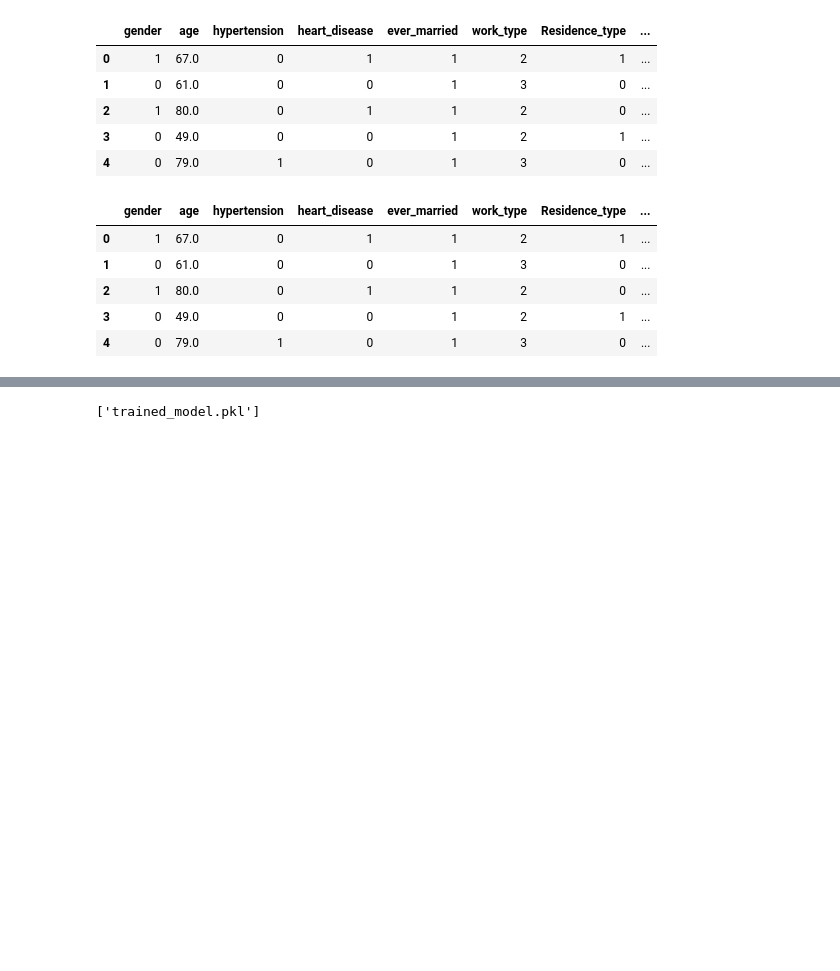
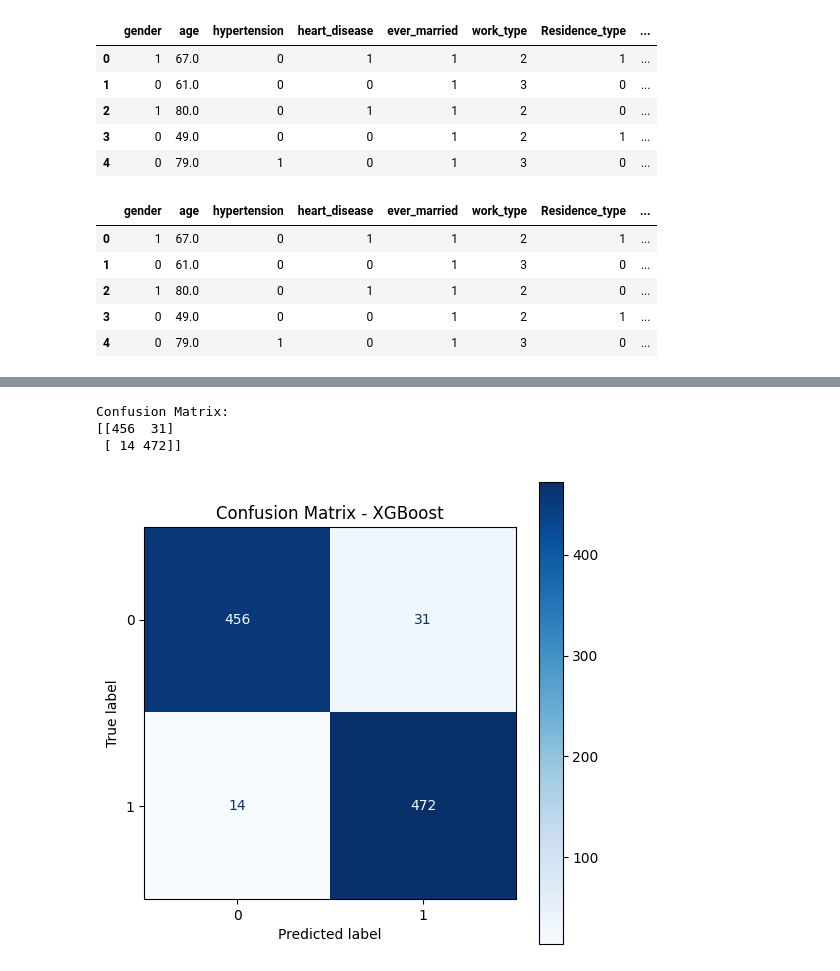
Before and after one commit to ayomideoj/STROKE-WEBSITE, a Jupyter notebook: stroke_model.ipynb, the cells around one changed output, grey strips where cells are left out. Saved outputs shown, nothing was run; the diff lists cells and outputs as text; code cells hidden in the pictures; blank space fills up the shorter version.

```diff
--- a/stroke_model.ipynb
+++ b/stroke_model.ipynb
@@ -271,11 +277,2 @@ def calc_sens_spec(y_true,y_pred):
     specificity = TN / (TN + FP)
     return sensitivity,specificity
-# %%
-start = timer.time()
-ranfor_model = RandomForestClassifier(n_estimators=100, random_state=42)
-ranfor_model.fit(X_train_std, y_train)
-end = timer.time()
-print("Finished training within {:.2f} seconds".format(end-start))
-# Predicting the test set results
-y_ranfor = ranfor_model.predict(X_test_std)
-y_ranfor_prob = ranfor_model.predict_proba(X_test_std)
@@ -436,7 +359,24 @@ AUC score for XGB: 0.99
-# %%
-#saving the trained model random forest
-
-
-joblib.dump(ranfor_model, "trained_model.pkl")
-# %% [output]
-['trained_model.pkl']
+# %%
+import matplotlib.pyplot as plt
+from sklearn.metrics import confusion_matrix, ConfusionMatrixDisplay
+
+
+y_pred = xgb_model.predict(X_test_std)
+
+
+cm = confusion_matrix(y_test, y_pred)
+
+print("Confusion Matrix:")
+print(cm)
+
+disp = ConfusionMatrixDisplay(confusion_matrix=cm, display_labels=[0, 1])
+
+fig, ax = plt.subplots(figsize=(6, 6))
+disp.plot(ax=ax, cmap="Blues", values_format='d')
+plt.title("Confusion Matrix - XGBoost")
+plt.show()
+# %% [output]
+Confusion Matrix:
+[[456  31]
+ [ 14 472]]
+[figure, added]
```
Also changed, not shown: parts of 19 cells of this notebook, 20 other files.
